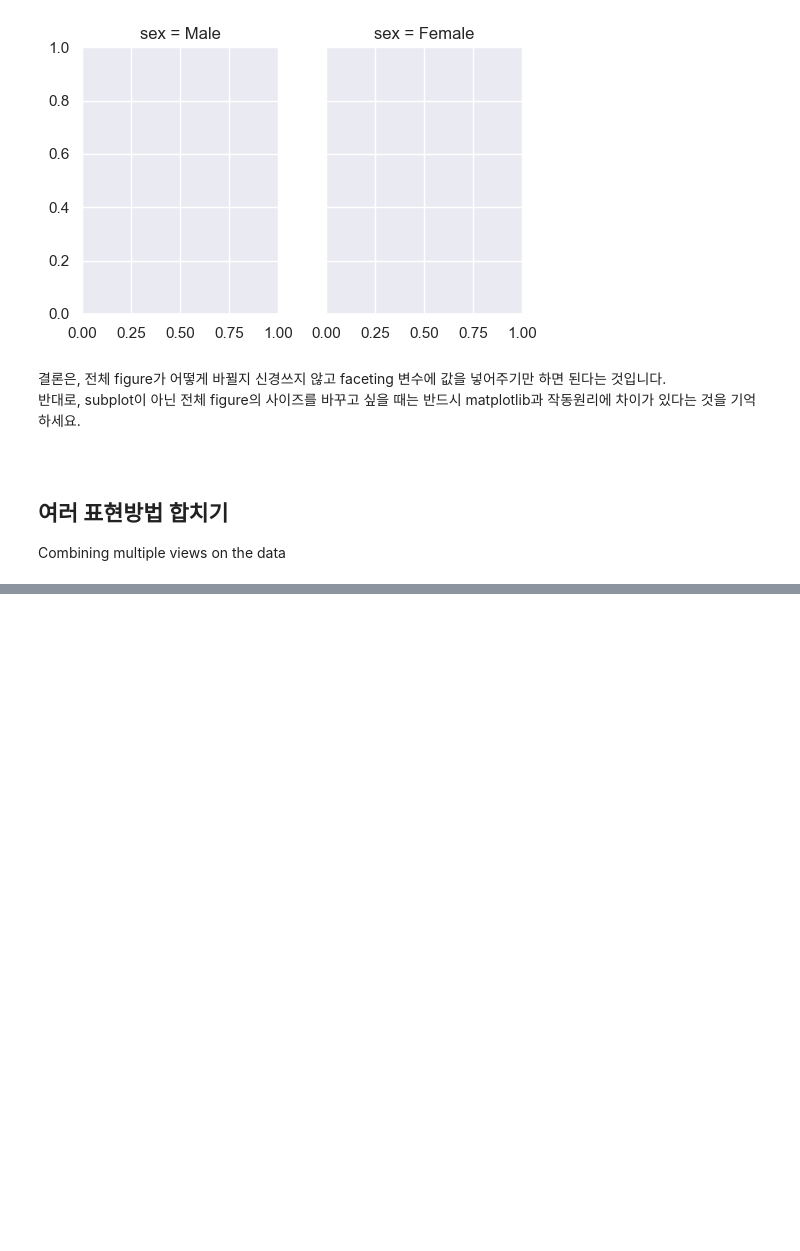
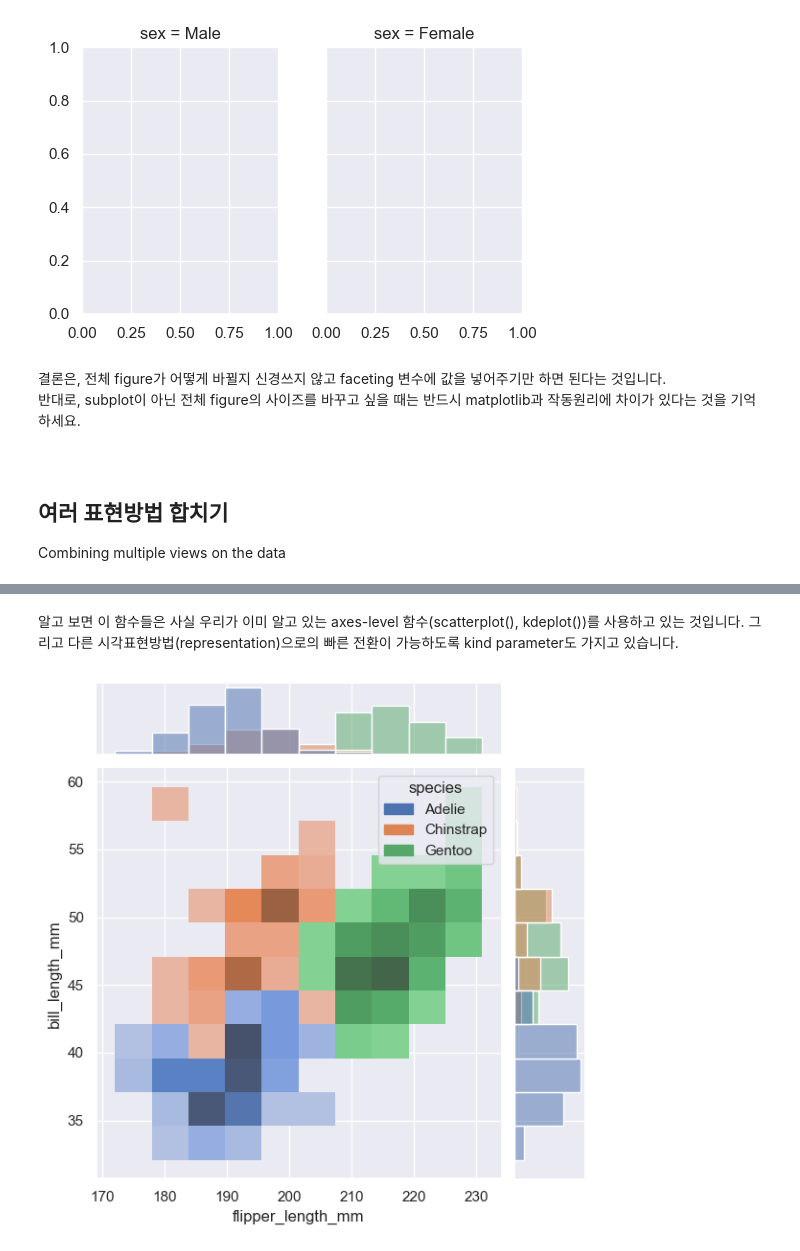
Before and after one commit to kjmn1105/Seaborn-Tuorial, a Jupyter notebook: 2_API Overview.ipynb, the cells around one changed output, grey strips where cells are left out. Cells and saved outputs as stored; diff of their text form; code cells hidden in the pictures; blank space fills up the shorter version.

```diff
--- a/2_API Overview.ipynb
+++ b/2_API Overview.ipynb
@@ -176,0 +187,7 @@ Combining multiple views on the data
+# %% [markdown]
+알고 보면 이 함수들은 사실 우리가 이미 알고 있는 axes-level 함수(scatterplot(), kdeplot())를 사용하고 있는 것입니다. 그리고 다른 시각표현방법(representation)으로의 빠른 전환이 가능하도록 kind parameter도 가지고 있습니다.
+# %%
+sns.jointplot(data=penguins, hue='species', kind='hist',
+              x='flipper_length_mm', y='bill_length_mm');
+# %% [output]
+[figure, added]
```
Also changed, not shown: parts of 5 cells of this notebook.
